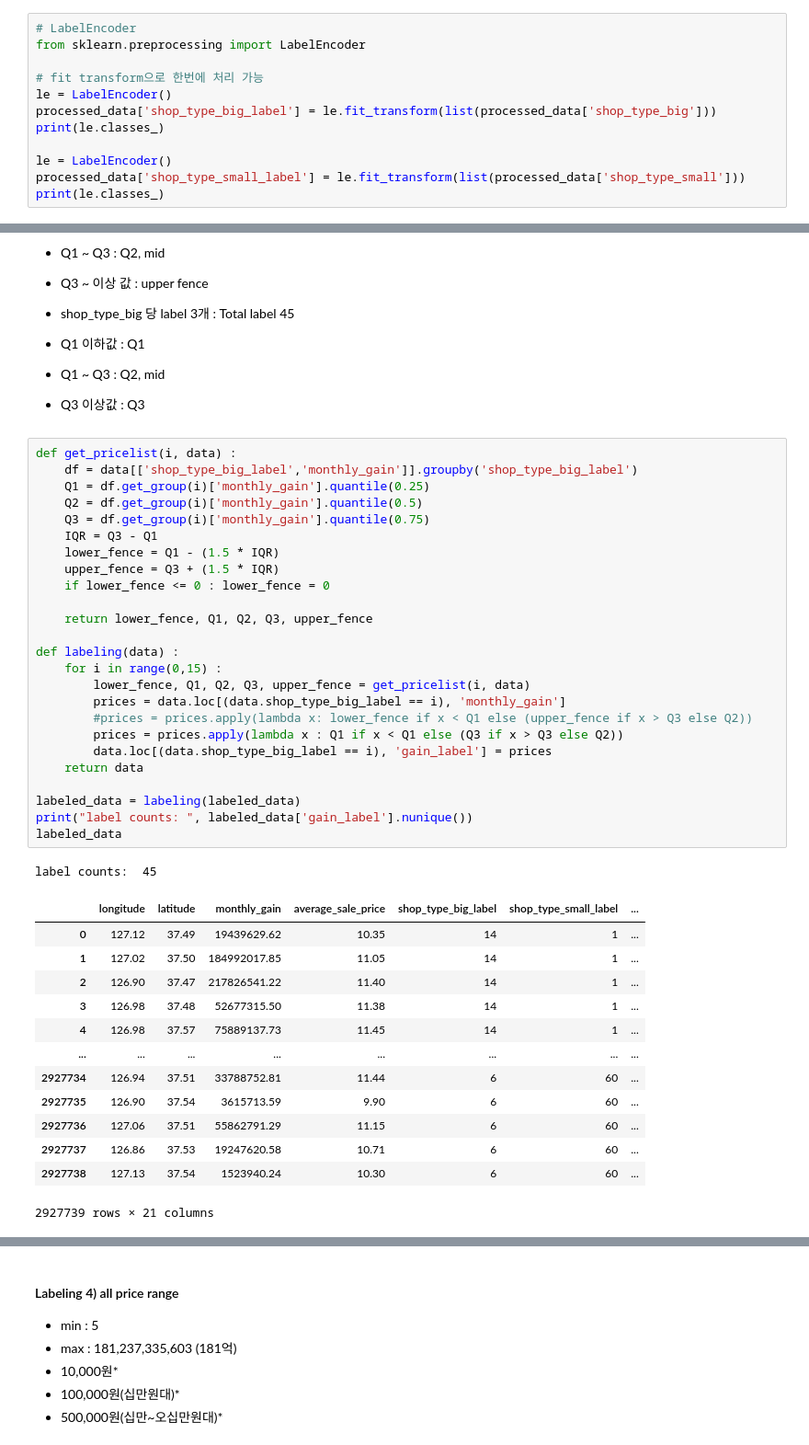
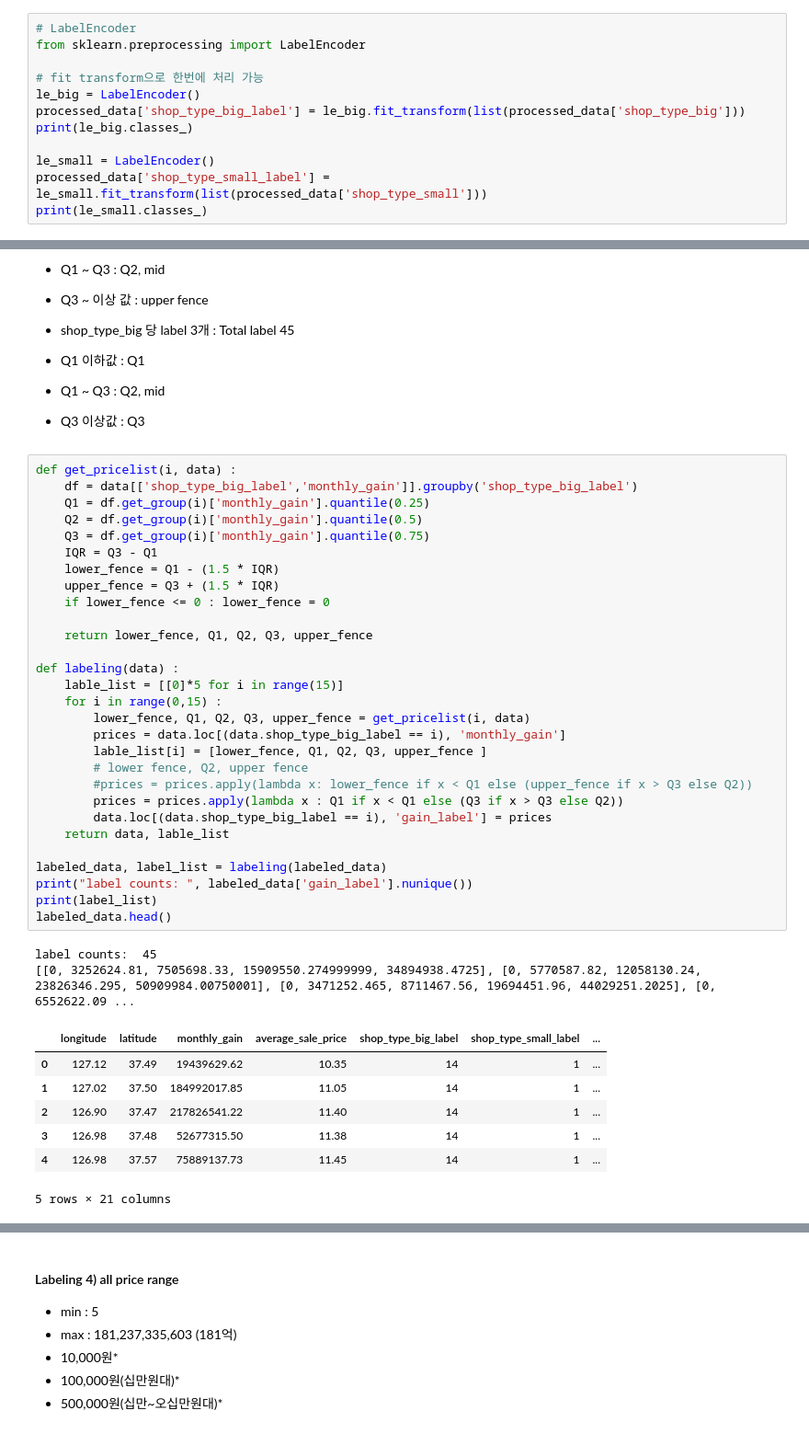
Before and after one commit to iDolphin99/Commerical_data_analysis, a Jupyter notebook: dolphin/baseline_classification_big_NLP.ipynb, the cells around one changed output, grey strips where cells are left out. Shown at 92% size. Saved outputs shown, nothing was run; the diff lists cells and outputs as text.

```diff
--- a/dolphin/baseline_classification_big_NLP.ipynb
+++ b/dolphin/baseline_classification_big_NLP.ipynb
@@ -196,13 +208,13 @@ shop type small unique :  27
 from sklearn.preprocessing import LabelEncoder
 
 # fit transform으로 한번에 처리 가능
-le = LabelEncoder()
-processed_data['shop_type_big_label'] = le.fit_transform(list(processed_data['shop_type_big']))
-print(le.classes_)
+le_big = LabelEncoder()
+processed_data['shop_type_big_label'] = le_big.fit_transform(list(processed_data['shop_type_big']))
+print(le_big.classes_)
 
-le = LabelEncoder()
-processed_data['shop_type_small_label'] = le.fit_transform(list(processed_data['shop_type_small']))
-print(le.classes_)
+le_small = LabelEncoder()
+processed_data['shop_type_small_label'] = le_small.fit_transform(list(processed_data['shop_type_small']))
+print(le_small.classes_)
 # %% [output]
 ['다방/커피숍/카페' '별식/퓨전요리' '분식' '뷔페' '생활서비스' '소매' '수산물' '양식' '유흥주점' '음식-미분류'
  '일식' '제과제빵떡케익' '중식' '패스트푸드' '한식']
@@ -514,40 +532,39 @@ label:  [10  8  7  2  4  6  5  3  9  1]
 # %%
 def get_pricelist(i, data) :
     df = data[['shop_type_big_label','monthly_gain']].groupby('shop_type_big_label')
     Q1 = df.get_group(i)['monthly_gain'].quantile(0.25)
     Q2 = df.get_group(i)['monthly_gain'].quantile(0.5)
     Q3 = df.get_group(i)['monthly_gain'].quantile(0.75)
     IQR = Q3 - Q1
     lower_fence = Q1 - (1.5 * IQR)
     upper_fence = Q3 + (1.5 * IQR)
     if lower_fence <= 0 : lower_fence = 0
 
     return lower_fence, Q1, Q2, Q3, upper_fence
 
 def labeling(data) :
+    lable_list = [[0]*5 for i in range(15)]
     for i in range(0,15) :
         lower_fence, Q1, Q2, Q3, upper_fence = get_pricelist(i, data)
         prices = data.loc[(data.shop_type_big_label == i), 'monthly_gain']
+        lable_list[i] = [lower_fence, Q1, Q2, Q3, upper_fence ]
+        # lower fence, Q2, upper fence
         #prices = prices.apply(lambda x: lower_fence if x < Q1 else (upper_fence if x > Q3 else Q2))
         prices = prices.apply(lambda x : Q1 if x < Q1 else (Q3 if x > Q3 else Q2))
         data.loc[(data.shop_type_big_label == i), 'gain_label'] = prices
-    return data
+    return data, lable_list
 
-labeled_data = labeling(labeled_data)
+labeled_data, label_list = labeling(labeled_data)
 print("label counts: ", labeled_data['gain_label'].nunique())
-labeled_data
+print(label_list)
+labeled_data.head()
 # %% [output]
 label counts:  45
+[[0, 3252624.81, 7505698.33, 15909550.274999999, 34894938.4725], [0, 5770587.82, 12058130.24, 23826346.295, 50909984.00750001], [0, 3471252.465, 8711467.56, 19694451.96, 44029251.2025], [0, 6552622.09 ...
 |  | longitude | latitude | monthly_gain | average_sale_price | shop_type_big_label | shop_type_small_label | ... |
 | 0 | 127.12 | 37.49 | 19439629.62 | 10.35 | 14 | 1 | ... |
 | 1 | 127.02 | 37.50 | 184992017.85 | 11.05 | 14 | 1 | ... |
 | 2 | 126.90 | 37.47 | 217826541.22 | 11.40 | 14 | 1 | ... |
 | 3 | 126.98 | 37.48 | 52677315.50 | 11.38 | 14 | 1 | ... |
 | 4 | 126.98 | 37.57 | 75889137.73 | 11.45 | 14 | 1 | ... |
-| ... | ... | ... | ... | ... | ... | ... | ... |
-| 2927734 | 126.94 | 37.51 | 33788752.81 | 11.44 | 6 | 60 | ... |
-| 2927735 | 126.90 | 37.54 | 3615713.59 | 9.90 | 6 | 60 | ... |
-| 2927736 | 127.06 | 37.51 | 55862791.29 | 11.15 | 6 | 60 | ... |
-| 2927737 | 126.86 | 37.53 | 19247620.58 | 10.71 | 6 | 60 | ... |
-| 2927738 | 127.13 | 37.54 | 1523940.24 | 10.30 | 6 | 60 | ... |
-2927739 rows × 21 columns
+5 rows × 21 columns
```
Also changed, not shown: parts of 12 cells of this notebook.
